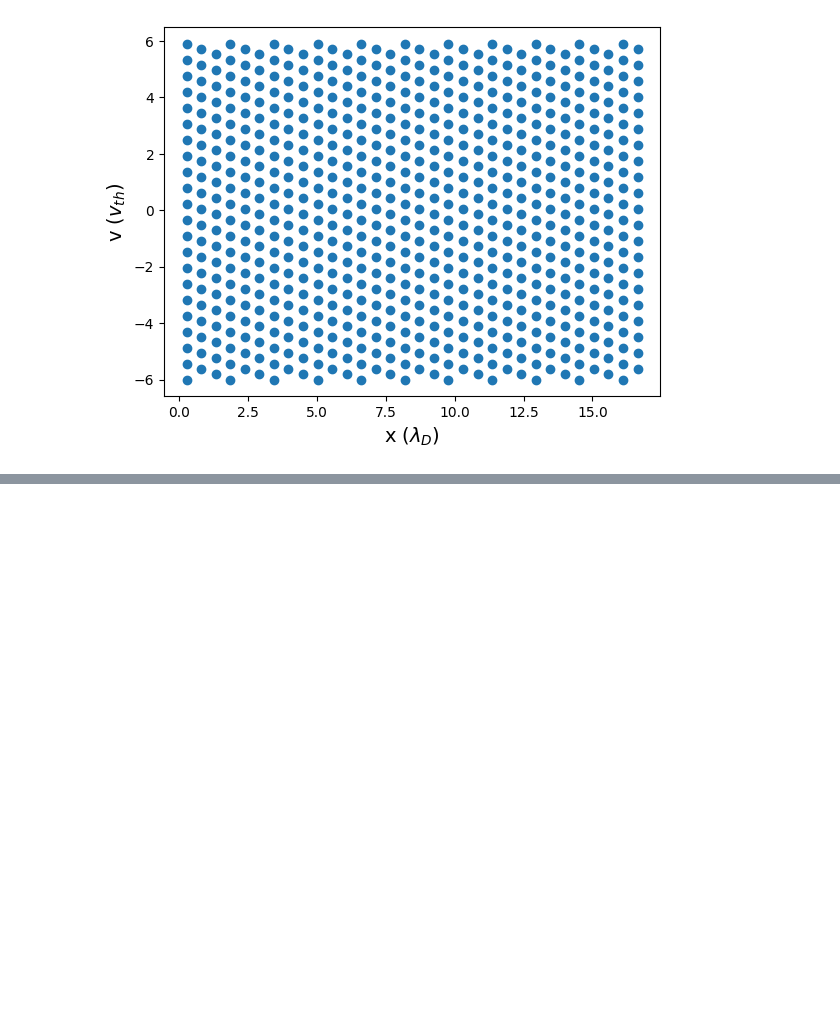
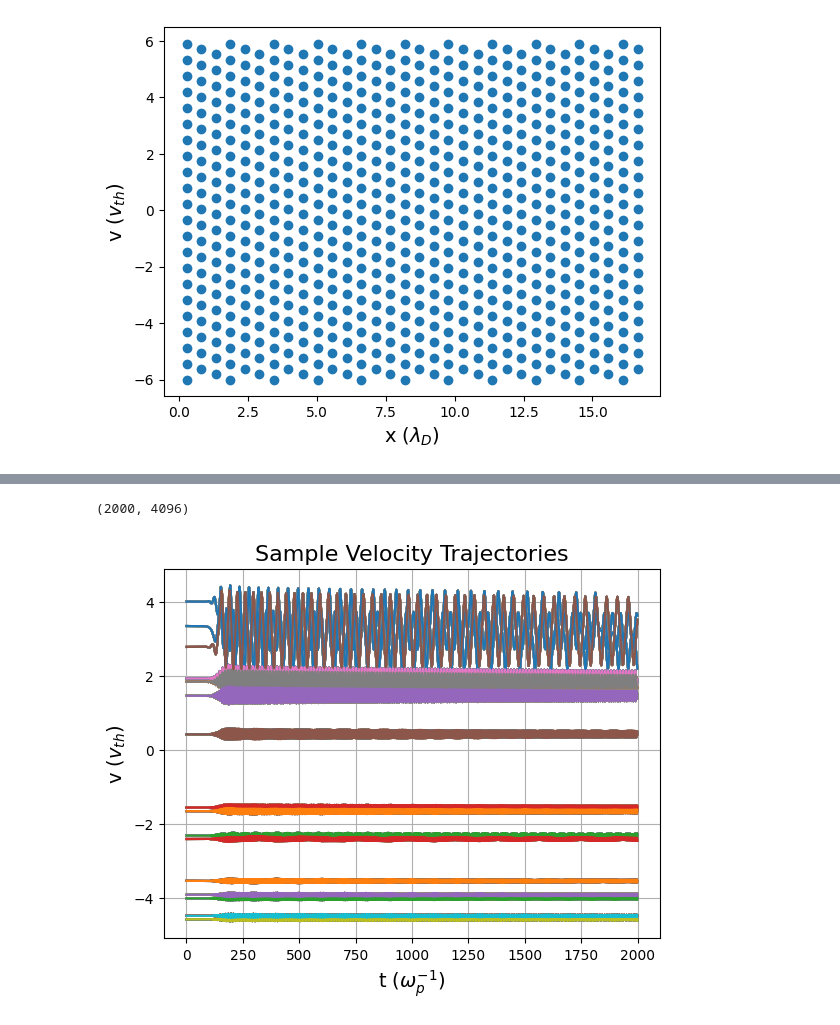
Before and after one commit to johnbcoughlin/HNN4EPW, a Jupyter notebook: particles.ipynb, the cells around one changed output, grey strips where cells are left out. Cells and saved outputs as stored; diff of their text form; code cells hidden in the pictures; blank space fills up the shorter version.

```diff
--- a/particles.ipynb
+++ b/particles.ipynb
@@ -73 +96,12 @@ def sample_trajectories(n_traj):
+# %%
+def dxdt(t, y, args):
+    return y
+
+efield = Interpolator2D(tax, xax, flds["force-(x)"].data, method="linear", period=(None, xmax))
+
+def dvdt(t, y, args):
+    # it = (t/0.5).astype(jnp.int32)
+    # print(it)
+    # return jnp.interp(y[0], xax, args["e"][it], period=xmax)
+    return efield(jnp.full_like(y, t), y)
 # %%
@@ -76,0 +144,6 @@ sample_trajectories(16)
+# %%
+tmax = 2000
+dt = 0.5
+result = diffeqsolve((ODETerm(dxdt), ODETerm(dvdt)), solver=Leapfrog(), t0=0., t1=tmax, dt0=dt, y0=(xi, vi),
+                     args={"e": flds["force-(x)"].data},
+                     saveat=SaveAt(ts=np.linspace(1, tmax-10, int(tmax//dt//2))))
@@ -76,0 +170,17 @@ sample_trajectories(16)
+# %%
+result.ys[1].shape
+# %% [output]
+(2000, 4096)
+# %%
+def sample_trajectories(n_traj):
+    ipart = np.random.choice(np.arange(xi.size), n_traj, replace=False)
+    for ip in ipart:
+        # plt.plot(vp[:, ip])
+        plt.plot(result.ys[1][:, ipart])
+    plt.grid()
+    plt.ylabel("v ($v_{th}$)", fontsize=14)
+    plt.xlabel("t ($\omega_p^{-1}$)", fontsize=14)
+    plt.title("Sample Velocity Trajectories", fontsize=16)
+sample_trajectories(16)
+# %% [output]
+[figure, added]
```
Also changed, not shown: parts of 6 cells of this notebook.
